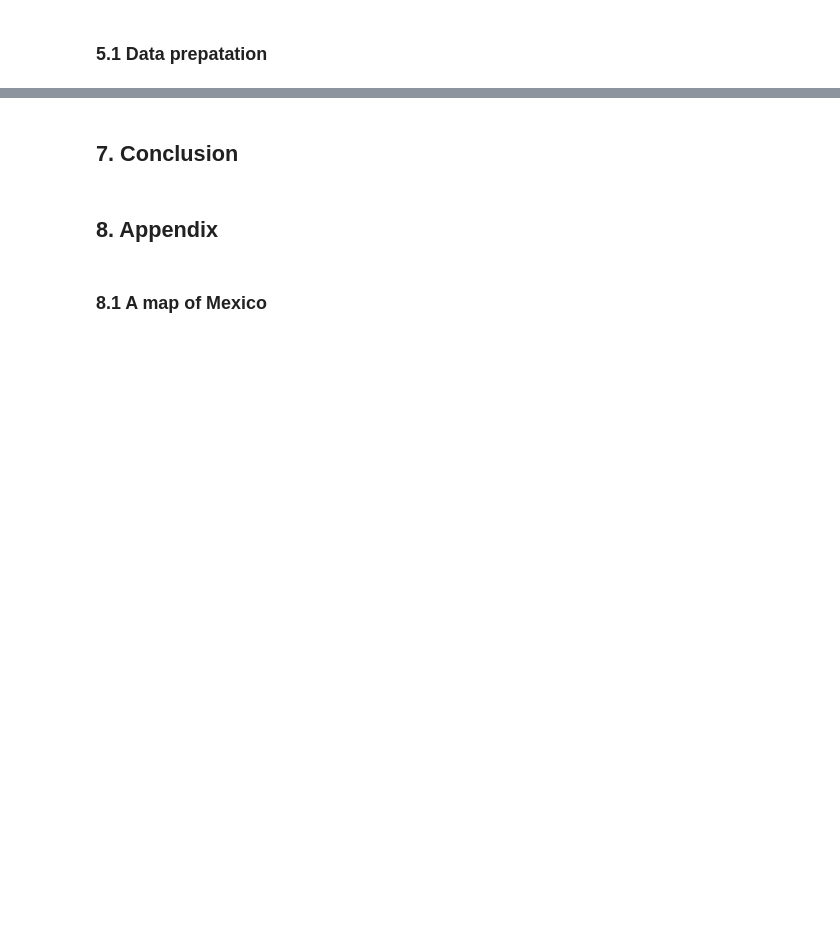
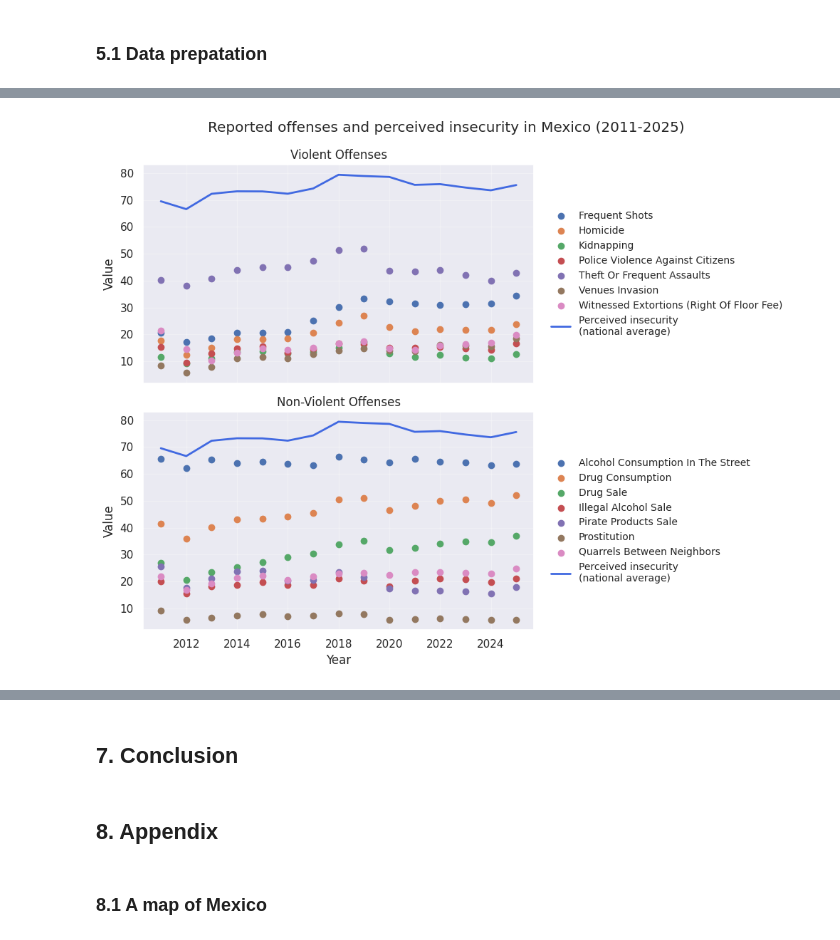
Before and after one commit to irenecelebrin/programming-for-data-analytics, a Jupyter notebook: project/project.ipynb, the cells around one changed output, grey strips where cells are left out. Saved outputs shown, nothing was run; the diff lists cells and outputs as text; code cells hidden in the pictures; blank space fills up the shorter version.

```diff
--- a/project/project.ipynb
+++ b/project/project.ipynb
@@ -1202,0 +1055,6 @@ Create table with correlation
+# %%
+# make indicators shorter and set as titles
+# see: https://pandas.pydata.org/docs/reference/api/pandas.Series.str.replace.html
+# see: https://pandas.pydata.org/docs/reference/api/pandas.Series.str.title.html#pandas.Series.str.title
+depositions['offense'] = depositions['indicator'].str.replace('Percentage of ', '', regex = False)
+depositions['offense'] = depositions['offense'].str.replace('depositions of ', '', regex = False).str.title()
@@ -1202,0 +1084,7 @@ Create table with correlation
+# %%
+# classify offenses as violent, non-violent, and none
+violent = [6200028417, 6200028418, 6200028420, 6200028423, 6200028425, 6200028430, 6200028431]
+
+non_violent = [6200028419, 6200028422, 6200028424, 6200028426, 6200028427, 6200028428, 6200028429]
+
+none = [6200028432, 6200028421]
@@ -1202,0 +1150,6 @@ Create table with correlation
+# %%
+# get data about perceived insecurity in the country
+national_insecurity = new_security_by_state.loc[:,'Estados Unidos Mexicanos']
+national_insecurity.index = national_insecurity.index.astype(int)
+
+national_insecurity.head(5)
@@ -1202,0 +1176,67 @@ Create table with correlation
+# %%
+# set sns theme
+sns.set_theme()
+
+
+# plot scatter plots. Adapted from chatGPT: https://chatgpt.com/share/695ec1ec-953c-800f-b1a0-d23048c0219b
+
+# set layout
+fig, axes = plt.subplots(
+    nrows=2,
+    ncols=1,
+    figsize=(10, 8),
+    sharex=True,
+    sharey=True
+)
+
+# create the plots
+for ax, offense_type in zip(axes, offense_types):
+    subset = depositions_long[depositions_long["offense type"] == offense_type]
+
+    # plot offenses in scatter plots
+    for offense, group in subset.groupby("offense"):
+        ax.scatter(
+            group["year"],
+            group["value"],
+            label=offense,
+        )
+
+    # plot perceived insecurity in line plots
+    ax.plot(
+        national_insecurity.index,
+        national_insecurity,
+        label = f'Perceived insecurity \n(national average)',
+        color = 'royalblue',
+        linewidth = 2
+
+    )
+
+    # set title, labels, grid
+    ax.set_title(titles[offense_type])
+    ax.set_ylabel("Value")
+    ax.grid(True, alpha=0.3)
+
+    # set legends
+    # see: https://matplotlib.org/stable/api/legend_api.html
+    ax.legend(
+        loc="center left",
+        bbox_to_anchor=(1.02, 0.5),
+        fontsize="small",
+        frameon=False
+    )
+
+# set y label (bottom only)
+axes[-1].set_xlabel("Year")
+
+#add suptitle
+plt.suptitle('Reported offenses and perceived insecurity in Mexico (2011-2025)')
+plt.tight_layout()
+
+#save plot
+offense_plot_name = '5_perceived_insecurity_vs_offenses'
+plt.savefig(plot_dir + offense_plot_name + '.png')
+
+# show plot
+plt.show()
+# %% [output]
+[figure, added]
```
Also changed, not shown: parts of 37 cells of this notebook.
